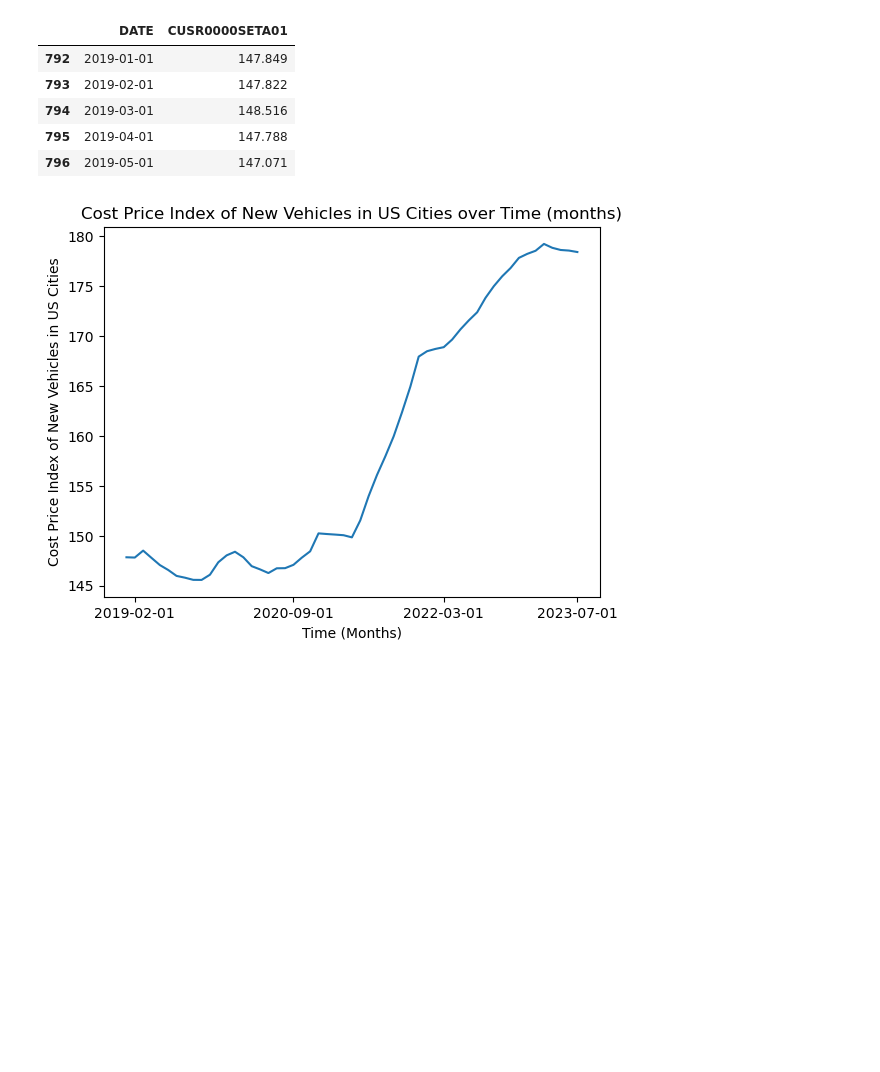
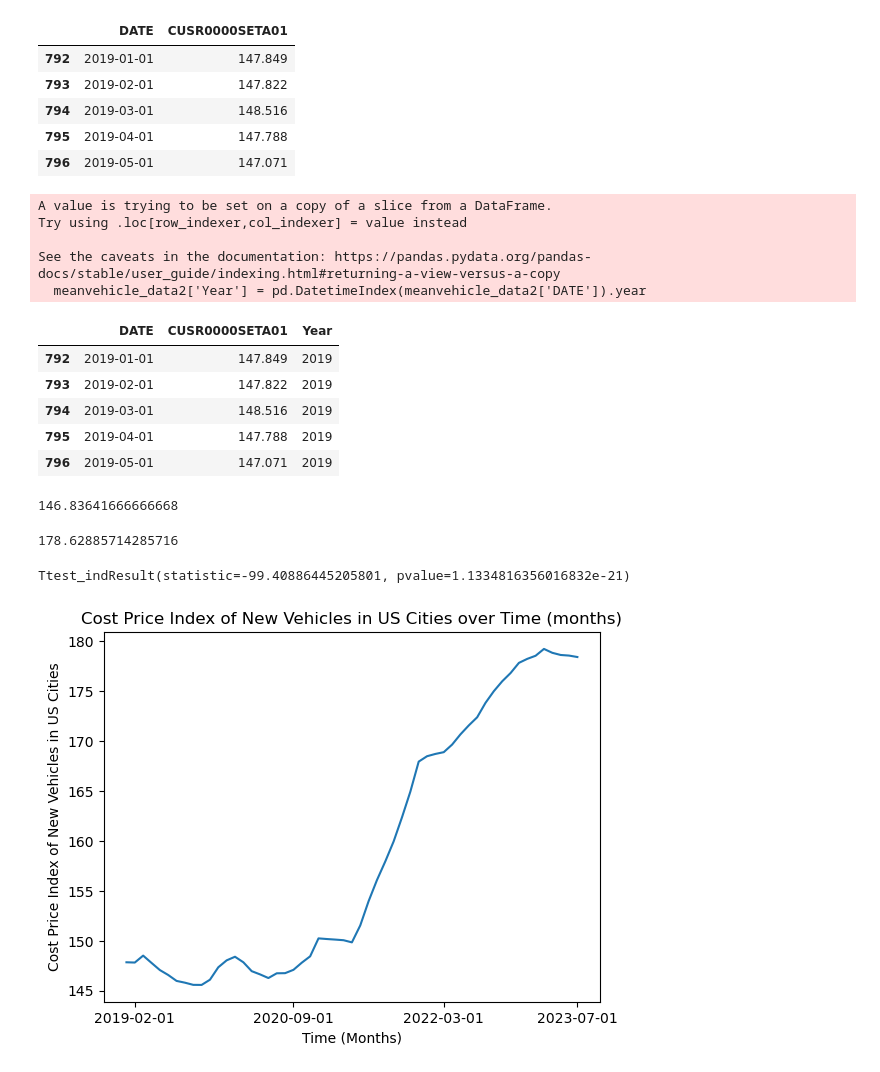
Before and after one commit to davidrf93/Project-1, a Jupyter notebook: Project 1 - Group 5.ipynb, the cells around one changed output. Cells and saved outputs as stored; diff of their text form; code cells hidden in the pictures; blank space fills up the shorter version.

```diff
--- a/Project 1 - Group 5.ipynb
+++ b/Project 1 - Group 5.ipynb
@@ -80,6 +124,38 @@ meanvehicle_data2.head()
 | 794 | 2019-03-01 | 148.516 |
 | 795 | 2019-04-01 | 147.788 |
 | 796 | 2019-05-01 | 147.071 |
+# %%
+meanvehicle_data2['Year'] = pd.DatetimeIndex(meanvehicle_data2['DATE']).year
+meanvehicle_data2.head()
+# %% [output]
+A value is trying to be set on a copy of a slice from a DataFrame.
+Try using .loc[row_indexer,col_indexer] = value instead
+
+See the caveats in the documentation: https://pandas.pydata.org/pandas-docs/stable/user_guide/indexing.html#returning-a-view-versus-a-copy
+  meanvehicle_data2['Year'] = pd.DatetimeIndex(meanvehicle_data2['DATE']).year
+|  | DATE | CUSR0000SETA01 | Year |
+| 792 | 2019-01-01 | 147.849 | 2019 |
+| 793 | 2019-02-01 | 147.822 | 2019 |
+| 794 | 2019-03-01 | 148.516 | 2019 |
+| 795 | 2019-04-01 | 147.788 | 2019 |
+| 796 | 2019-05-01 | 147.071 | 2019 |
+# %%
+# Determine 2019 Average
+population1 = meanvehicle_data2[meanvehicle_data2["Year"] == 2019]
+population1.CUSR0000SETA01.mean()
+# %% [output]
+146.83641666666668
+# %%
+# Determine 2023 Average
+population2 = meanvehicle_data2[meanvehicle_data2["Year"] == 2023]
+population2.CUSR0000SETA01.mean()
+# %% [output]
+178.62885714285716
+# %%
+# Calculate Independent (Two Sample) t-test
+stats.ttest_ind(population1.CUSR0000SETA01, population2.CUSR0000SETA01, equal_var=False)
+# %% [output]
+Ttest_indResult(statistic=-99.40886445205801, pvalue=1.1334816356016832e-21)
 # %%
 #Plot
 plt.plot(meanvehicle_data2.DATE, meanvehicle_data2.CUSR0000SETA01)
```
Also changed, not shown: parts of 6 cells of this notebook, 2 other files.
